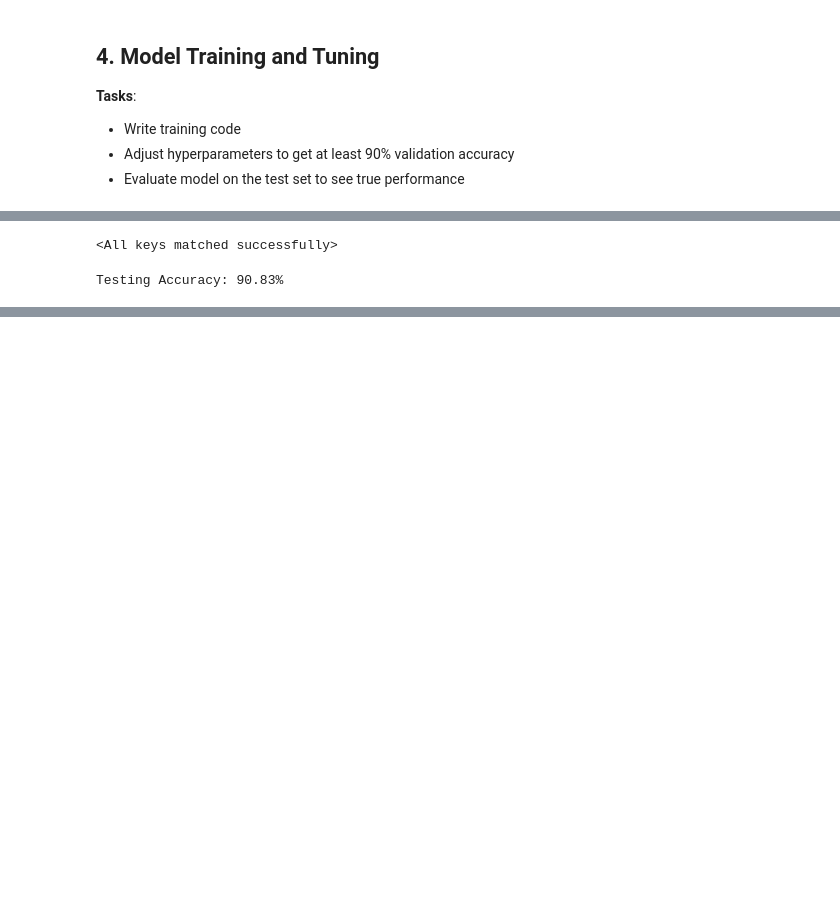
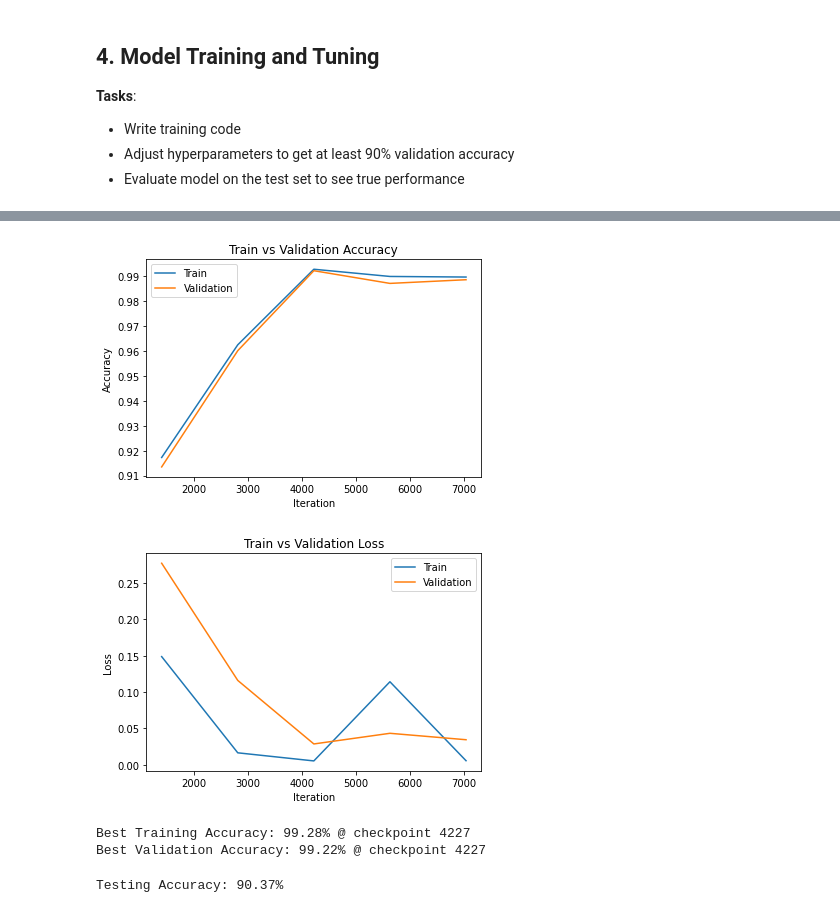
Before and after one commit to MichaelCondo/Team9-APS360-Project, a Jupyter notebook: CheckYoSelf.ipynb, the cells around one changed output, grey strips where cells are left out. Drawn from its saved outputs; the diff is of its cells as text; code cells hidden in the pictures; blank space fills up the shorter version.

```diff
--- a/CheckYoSelf.ipynb
+++ b/CheckYoSelf.ipynb
@@ -491,20 +503,3 @@ CNN(
 * Write training code
 * Adjust hyperparameters to get at least 90% validation accuracy
 * Evaluate model on the test set to see true performance
-# %%
-def get_model_name(model, batch_size, learning_rate, epoch):
-    return ("model_{0}_bs{1}_lr{2}_epoch{3}".format(model.name, batch_size, learning_rate, epoch))
-# %%
-def evaluate(model, loader):
-  correct = 0
-  total = 0
-  for imgs, labels in loader:
-
-      output = model(imgs)
-
-      # Compute accuracy of predictions
-      prediction = torch.max(output.data, 1)[1]
-      total += labels.shape[0]
-      correct += (prediction == labels).sum().item()
-
-  return correct / total
@@ -558,4 +505,0 @@ def train(model, train_loader, batch_size, num_epochs, learning_rate):
-# %%
-num_epochs = 10
-cnn = CNN()
-train(cnn, train_loader, 27, num_epochs, 0.001)
@@ -577,12 +505,0 @@ Best Validation Accuracy: 99.96%
-# %%
-best_model = CNN()
-model_path = get_model_name(best_model, batch_size=27, learning_rate=0.001, epoch=6)
-state = torch.load(model_path)
-best_model.load_state_dict(state)
-# %% [output]
-<All keys matched successfully>
-# %%
-test_acc = evaluate(best_model, test_loader)
-print("Testing Accuracy: {:.2f}%".format(test_acc * 100))
-# %% [output]
-Testing Accuracy: 90.83%
@@ -588,0 +658,15 @@ Testing Accuracy: 90.83%
+# %%
+model = CNN(classes)
+if torch.cuda.is_available():
+    model.cuda()
+
+model_path = train(
+    model,
+    batch_size=27,
+    num_epochs=5,
+    learning_rate=1e-3,
+    plot_frequency=1,
+)
+print("Model available at:", model_path)
+plot_training_curve(model_path)
+# %% [output]
@@ -588,0 +681,15 @@ Testing Accuracy: 90.83%
+[figure, added]
+[figure, added]
+Best Training Accuracy: 99.28% @ checkpoint 4227
+Best Validation Accuracy: 99.22% @ checkpoint 4227
+# %%
+model = CNN(classes)
+
+model.load_state_dict(torch.load(get_model_name(model, 27, 1e-3, 4227)))
+if torch.cuda.is_available():
+    model.cuda()
+
+test_acc = evaluate(model, get_data_loaders(-1)[2])
+print("Testing Accuracy: {:.2f}%".format(test_acc * 100))
+# %% [output]
+Testing Accuracy: 90.37%
```
Also changed, not shown: parts of 12 cells of this notebook.
